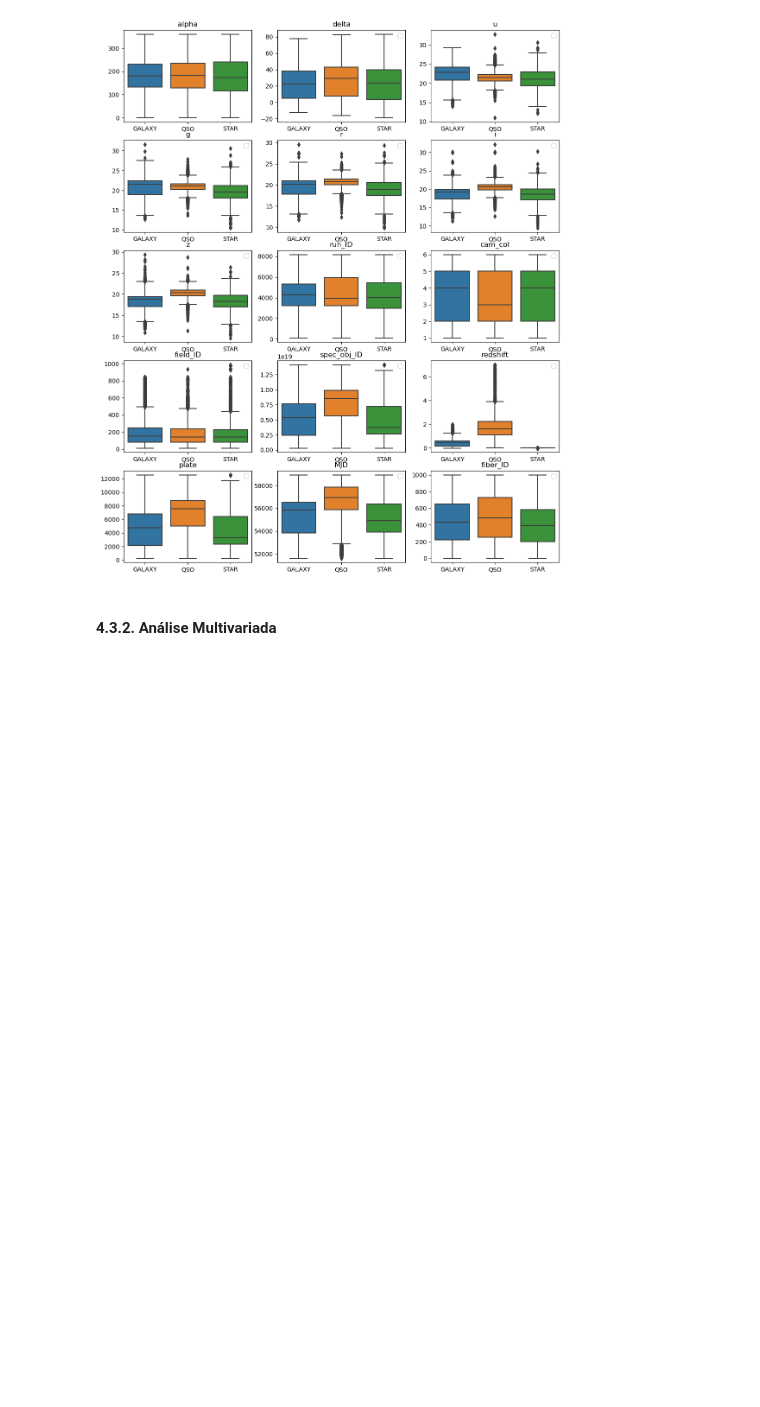
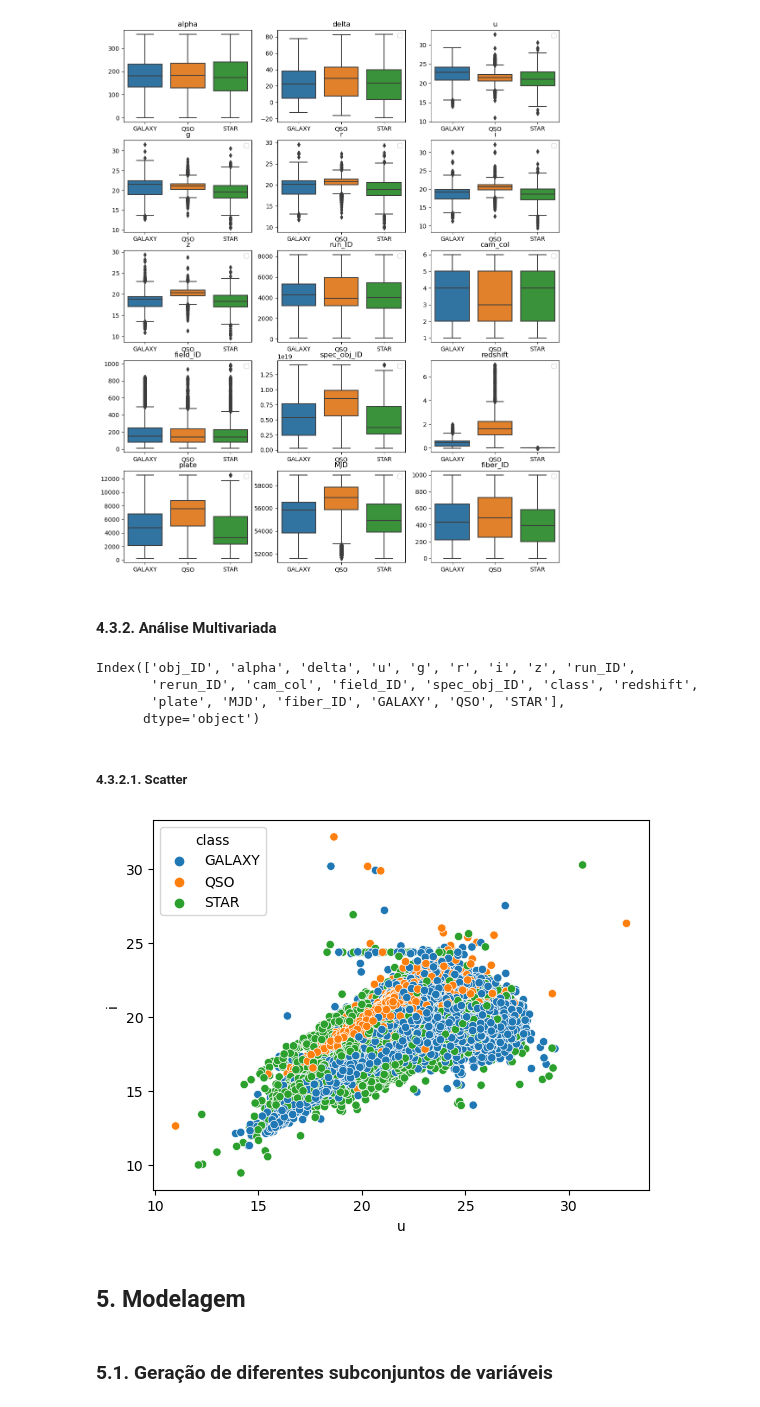
Before and after one commit to saulorcj/disciplina-aprendizado-maquina, a Jupyter notebook: stellar.ipynb, the cells around one changed output. Drawn from its saved outputs; the diff is of its cells as text; code cells hidden in the pictures; blank space fills up the shorter version.

```diff
--- a/stellar.ipynb
+++ b/stellar.ipynb
@@ -230,3 +236,26 @@ for i, col in enumerate(cols):
 [figure]
 # %% [markdown]
 #### 4.3.2. Análise Multivariada
+# %%
+df_aed.columns
+# %% [output]
+Index(['obj_ID', 'alpha', 'delta', 'u', 'g', 'r', 'i', 'z', 'run_ID',
+       'rerun_ID', 'cam_col', 'field_ID', 'spec_obj_ID', 'class', 'redshift',
+       'plate', 'MJD', 'fiber_ID', 'GALAXY', 'QSO', 'STAR'],
+      dtype='object')
+# %% [markdown]
+##### 4.3.2.1. Scatter
+# %%
+# good combinations
+# x, y = "redshift", "z"
+
+x = "u"
+y = "i"
+
+sns.scatterplot(df_aed, x=x, y=y, hue="class")
+
+plt.show()
+# %% [output]
+[figure, added]
+# %% [markdown]
+## 5. Modelagem
@@ -232,0 +264,2 @@ for i, col in enumerate(cols):
+# %% [markdown]
+### 5.1. Geração de diferentes subconjuntos de variáveis
```
Also changed, not shown: parts of 16 cells of this notebook.
